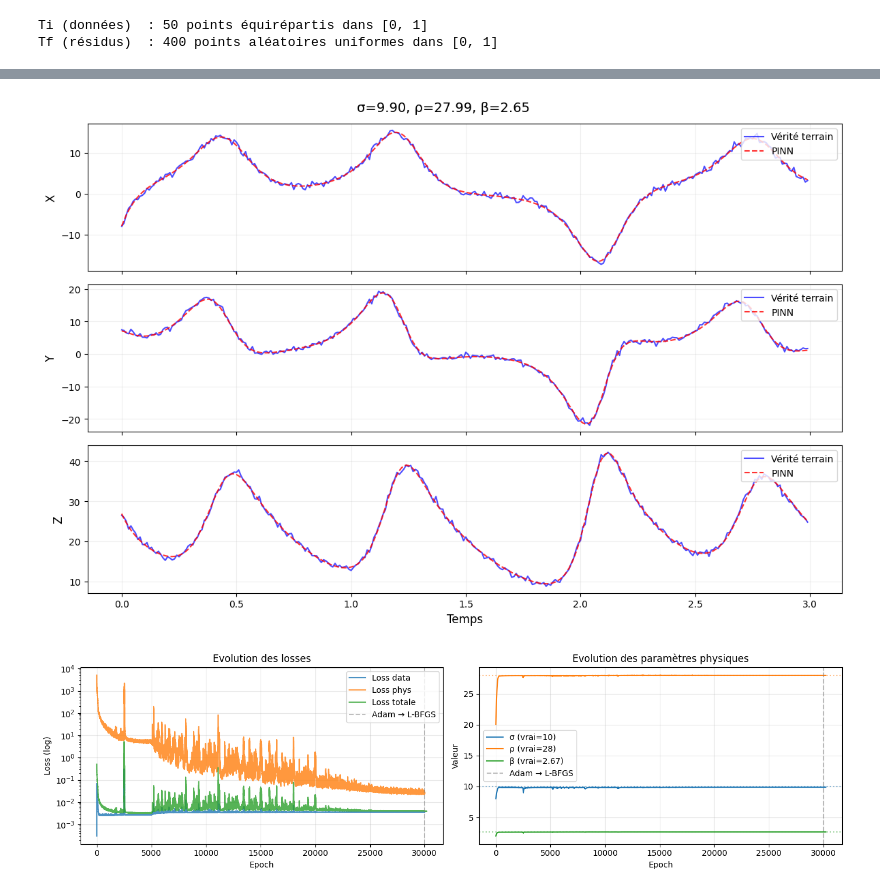
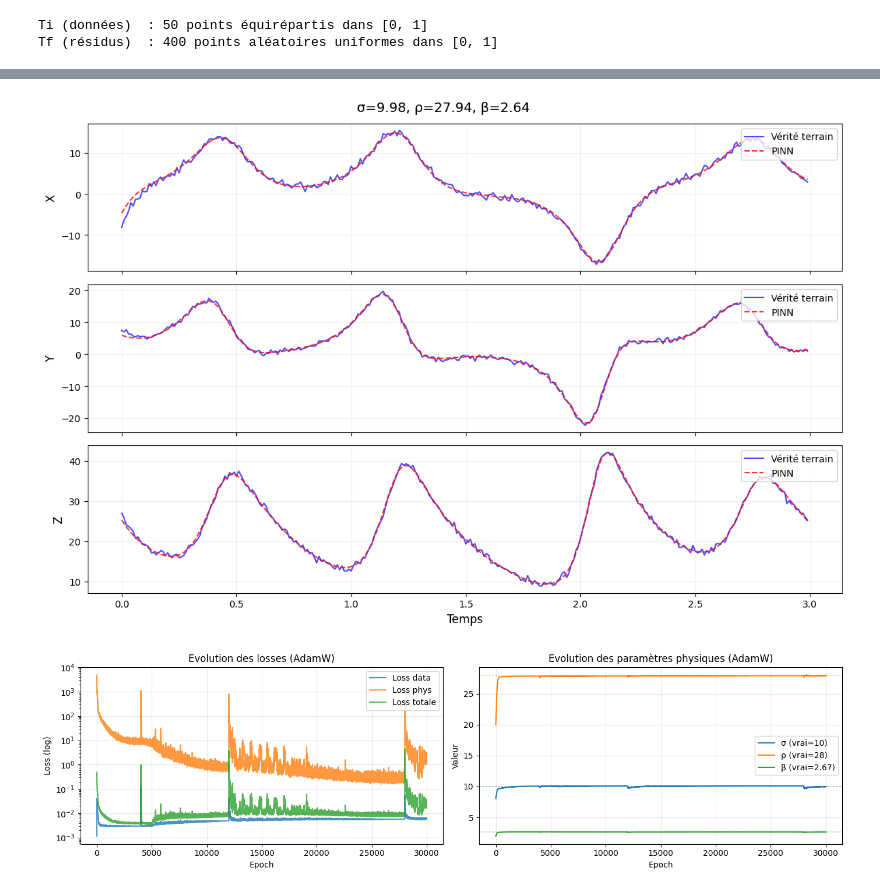
Before and after one commit to Gautier2Marsac/Parameter-learning-in-dynamical-systems, a Jupyter notebook: pinnV0.ipynb, the cells around one changed output, grey strips where cells are left out. Cells and saved outputs as stored; diff of their text form; code cells hidden in the pictures.

```diff
--- a/pinnV0.ipynb
+++ b/pinnV0.ipynb
@@ -78,17 +78,17 @@ class LorenzPINN(nn.Module):
         super(LorenzPINN, self).__init__()
 
         # Réseau de neurones : t_norm -> [X_norm, Y_norm, Z_norm]
-        # 4 couches cachées de 64 neurones (plus de capacité)
+        # 4 couches cachées de 32 neurones (plus de capacité)
         self.net = nn.Sequential(
-            nn.Linear(1, 64),
+            nn.Linear(1, 32),
             nn.Tanh(),
-            nn.Linear(64, 64),
+            nn.Linear(32, 32),
             nn.Tanh(),
-            nn.Linear(64, 64),
+            nn.Linear(32, 32),
             nn.Tanh(),
-            nn.Linear(64, 64),
+            nn.Linear(32, 32),
             nn.Tanh(),
-            nn.Linear(64, 3)
+            nn.Linear(32, 3)
         )
 
         # Initialisation Xavier
@@ -358,15 +322,12 @@ plt.show()
 if len(epoch_hist) > 0:
     fig_loss, (ax1, ax2) = plt.subplots(1, 2, figsize=(14, 4))
 
-    # loss_data_hist et loss_phys_hist ne couvrent que la phase Adam
-    n_adam = len(loss_data_hist)
-    ax1.semilogy(epoch_hist[:n_adam], loss_data_hist, label='Loss data', alpha=0.8)
-    ax1.semilogy(epoch_hist[:n_adam], loss_phys_hist, label='Loss phys', alpha=0.8)
+    ax1.semilogy(epoch_hist, loss_data_hist, label='Loss data', alpha=0.8)
+    ax1.semilogy(epoch_hist, loss_phys_hist, label='Loss phys', alpha=0.8)
     ax1.semilogy(epoch_hist, loss_total_hist, label='Loss totale', alpha=0.8)
-    ax1.axvline(x=epoch_hist[n_adam-1], color='gray', ls='--', alpha=0.5, label='Adam → L-BFGS')
     ax1.set_xlabel('Epoch')
     ax1.set_ylabel('Loss (log)')
-    ax1.set_title('Evolution des losses')
+    ax1.set_title('Evolution des losses (AdamW)')
     ax1.legend()
     ax1.grid(True, alpha=0.3)
 
@@ -376,34 +337,33 @@ if len(epoch_hist) > 0:
     ax2.plot(epoch_hist, beta_hist, label=f'β (vrai=2.67)', lw=1.5)
     ax2.axhline(y=10.0, color='C0', ls=':', alpha=0.5)
     ax2.axhline(y=28.0, color='C1', ls=':', alpha=0.5)
     ax2.axhline(y=8/3, color='C2', ls=':', alpha=0.5)
-    ax2.axvline(x=epoch_hist[n_adam-1], color='gray', ls='--', alpha=0.5, label='Adam → L-BFGS')
     ax2.set_xlabel('Epoch')
     ax2.set_ylabel('Valeur')
-    ax2.set_title('Evolution des paramètres physiques')
+    ax2.set_title('Evolution des paramètres physiques (AdamW)')
     ax2.legend()
     ax2.grid(True, alpha=0.3)
 
     plt.tight_layout()
     plt.show()
 
 # --- Trajectoires 3D à différentes époques ---
 if len(snapshots) > 0:
     fig3d = plt.figure(figsize=(10, 7))
     ax3d = fig3d.add_subplot(111, projection='3d')
     ax3d.plot(X_data[:, 0], X_data[:, 1], X_data[:, 2], 'k-', alpha=0.3, lw=1, label='Vérité terrain')
     colors = ['#1f77b4', '#ff7f0e', '#2ca02c', '#d62728', '#9467bd', '#8c564b']
     for idx, ep in enumerate(sorted(snapshots.keys())):
         traj = snapshots[ep]
         ax3d.plot(traj[:, 0], traj[:, 1], traj[:, 2], color=colors[idx % len(colors)],
                   label=f'Epoch {ep}', alpha=0.7, lw=1.2)
     ax3d.set_xlabel('X')
     ax3d.set_ylabel('Y')
     ax3d.set_zlabel('Z')
     ax3d.set_title('Trajectoires 3D du PINN au fil des epochs')
     ax3d.legend(fontsize=8)
     plt.tight_layout()
     plt.show()
 # %% [output]
-[figure, old version]
+[figure, new version]
-[figure, old version]
+[figure, new version]
```
Also changed, not shown: parts of 4 cells of this notebook.
